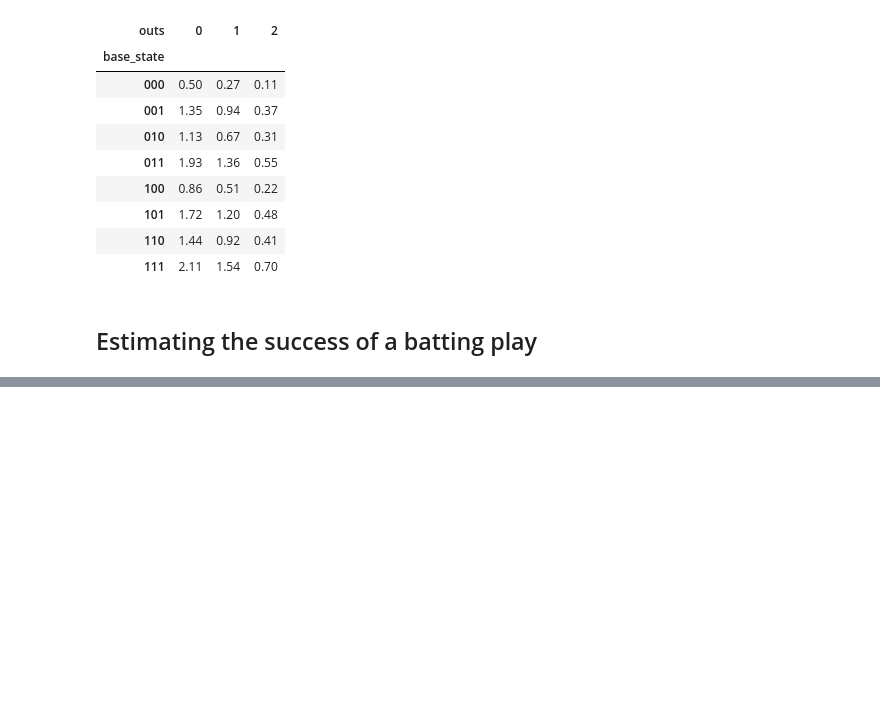
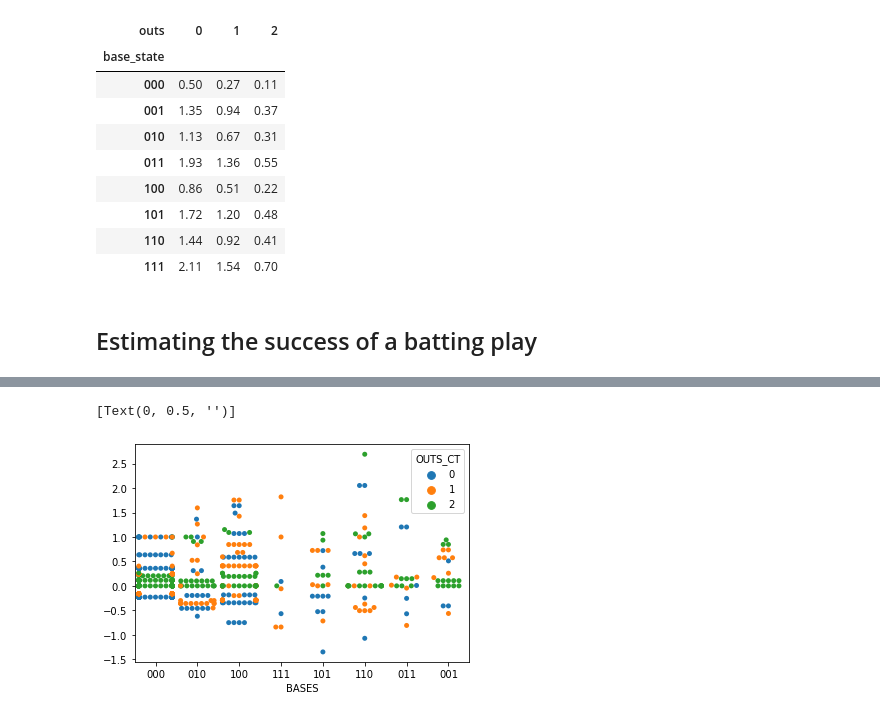
Before and after one commit to fonnesbeck/baseball, a Jupyter notebook: notebooks/Run Expectancy.ipynb, the cells around one changed output, grey strips where cells are left out. Saved outputs shown, nothing was run; the diff lists cells and outputs as text; code cells hidden in the pictures; blank space fills up the shorter version.

```diff
--- a/notebooks/Run Expectancy.ipynb
+++ b/notebooks/Run Expectancy.ipynb
@@ -95,0 +116,5 @@ expected_runs.pivot(index='base_state', columns='outs', values='mean_runs').roun
+# %%
+data2016['run_value'] = data2016.runs_new_state - data2016.runs_state + data2016.RUNS_SCORED
+# %%
+retroids = pd.read_csv('../data/retrosheetIDs.csv')
+retroids.columns
@@ -95,0 +123,2 @@ expected_runs.pivot(index='base_state', columns='outs', values='mean_runs').roun
+# %%
+data2016['BASES'] = data2016.STATE.str[:-1]
@@ -95,0 +127,5 @@ expected_runs.pivot(index='base_state', columns='outs', values='mean_runs').roun
+# %%
+altuve = (data2016.merge(retroids, left_on='BAT_ID', right_on=' ID')
+            .query('(LAST=="Altuve") & (BAT_EVENT_FL=="T")')
+            .fillna(0))
+altuve[['STATE', 'NEW_STATE', 'run_value']]
@@ -95,0 +146,6 @@ expected_runs.pivot(index='base_state', columns='outs', values='mean_runs').roun
+# %%
+ax = sns.swarmplot(data=altuve, x="BASES", y="run_value", hue="OUTS_CT")
+ax.set(ylabel="")
+# %% [output]
+[Text(0, 0.5, '')]
+[figure, added]
```
Also changed, not shown: parts of 8 cells of this notebook, 1 other file.
